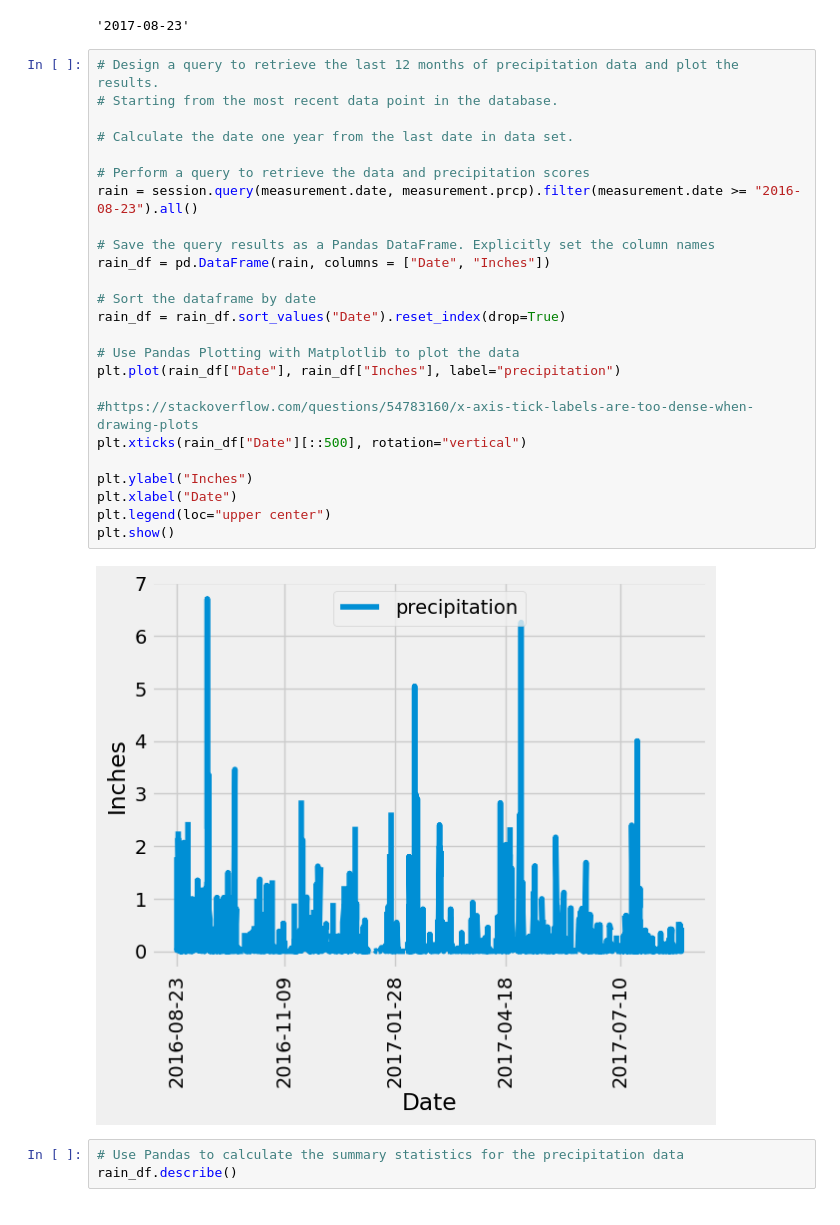
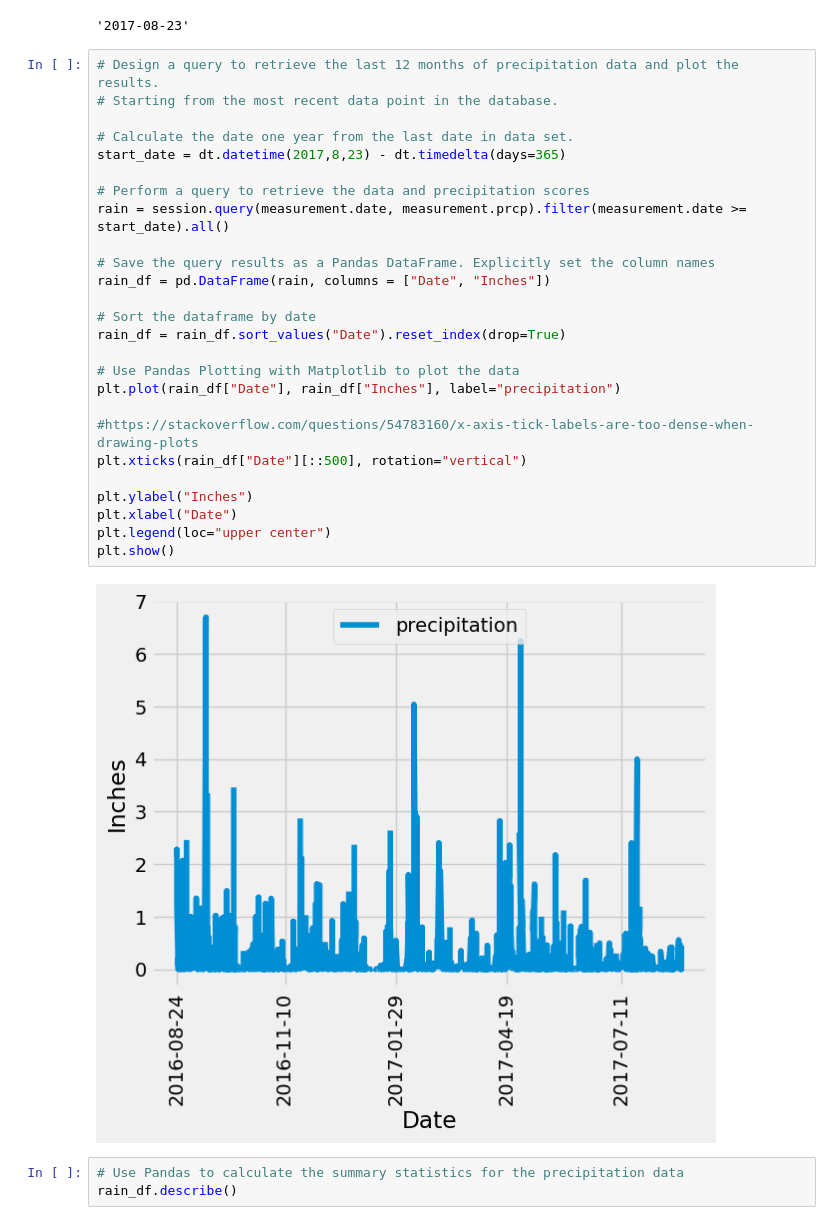
Before and after one commit to ddaniel2024/Module-10-Advanced-SQL, a Jupyter notebook: climate_starter.ipynb, the cells around one changed output. Drawn from its saved outputs; the diff is of its cells as text.

Commit message:
added dynamic start date

```diff
--- a/climate_starter.ipynb
+++ b/climate_starter.ipynb
@@ -46,30 +46,31 @@ recent_date
 # %%
 # Design a query to retrieve the last 12 months of precipitation data and plot the results.
 # Starting from the most recent data point in the database.
 
 # Calculate the date one year from the last date in data set.
+start_date = dt.datetime(2017,8,23) - dt.timedelta(days=365)
 
 # Perform a query to retrieve the data and precipitation scores
-rain = session.query(measurement.date, measurement.prcp).filter(measurement.date >= "2016-08-23").all()
+rain = session.query(measurement.date, measurement.prcp).filter(measurement.date >= start_date).all()
 
 # Save the query results as a Pandas DataFrame. Explicitly set the column names
 rain_df = pd.DataFrame(rain, columns = ["Date", "Inches"])
 
 # Sort the dataframe by date
 rain_df = rain_df.sort_values("Date").reset_index(drop=True)
 
 # Use Pandas Plotting with Matplotlib to plot the data
 plt.plot(rain_df["Date"], rain_df["Inches"], label="precipitation")
 
 #https://stackoverflow.com/questions/54783160/x-axis-tick-labels-are-too-dense-when-drawing-plots
 plt.xticks(rain_df["Date"][::500], rotation="vertical")
 
 plt.ylabel("Inches")
 plt.xlabel("Date")
 plt.legend(loc="upper center")
 plt.show()
 # %% [output]
-[figure, old version]
+[figure, new version]
 # %%
 # Use Pandas to calculate the summary statistics for the precipitation data
 rain_df.describe()
```
Also changed, not shown: parts of 1 cell of this notebook.
